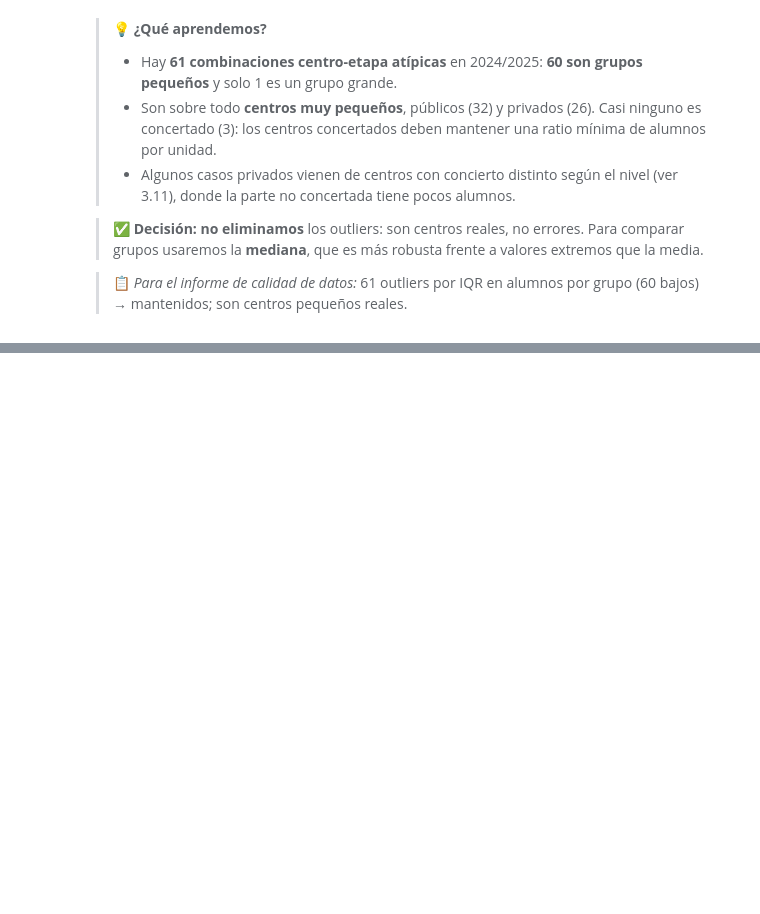
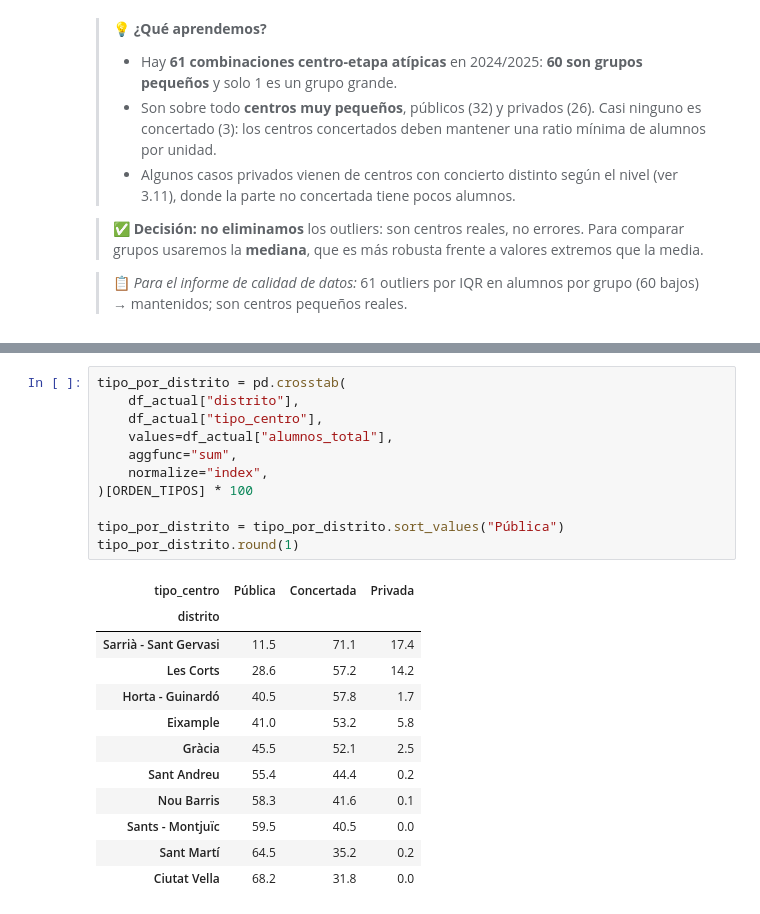
Before and after one commit to esrakesken/eda-educacion-barcelona, a Jupyter notebook: notebooks/01_eda_educacion_bcn.ipynb, the cells around one changed output, grey strips where cells are left out. Cells and saved outputs as stored; diff of their text form; blank space fills up the shorter version.

```diff
--- a/notebooks/01_eda_educacion_bcn.ipynb
+++ b/notebooks/01_eda_educacion_bcn.ipynb
@@ -917,0 +926,24 @@ pd.DataFrame(resumen)
+# %%
+tipo_por_distrito = pd.crosstab(
+    df_actual["distrito"],
+    df_actual["tipo_centro"],
+    values=df_actual["alumnos_total"],
+    aggfunc="sum",
+    normalize="index",
+)[ORDEN_TIPOS] * 100
+
+tipo_por_distrito = tipo_por_distrito.sort_values("Pública")
+tipo_por_distrito.round(1)
+# %% [output]
+| tipo_centro | Pública | Concertada | Privada |
+| distrito |  |  |  |
+| Sarrià - Sant Gervasi | 11.5 | 71.1 | 17.4 |
+| Les Corts | 28.6 | 57.2 | 14.2 |
+| Horta - Guinardó | 40.5 | 57.8 | 1.7 |
+| Eixample | 41.0 | 53.2 | 5.8 |
+| Gràcia | 45.5 | 52.1 | 2.5 |
+| Sant Andreu | 55.4 | 44.4 | 0.2 |
+| Nou Barris | 58.3 | 41.6 | 0.1 |
+| Sants - Montjuïc | 59.5 | 40.5 | 0.0 |
+| Sant Martí | 64.5 | 35.2 | 0.2 |
+| Ciutat Vella | 68.2 | 31.8 | 0.0 |
```
Also changed, not shown: parts of 4 cells of this notebook.
